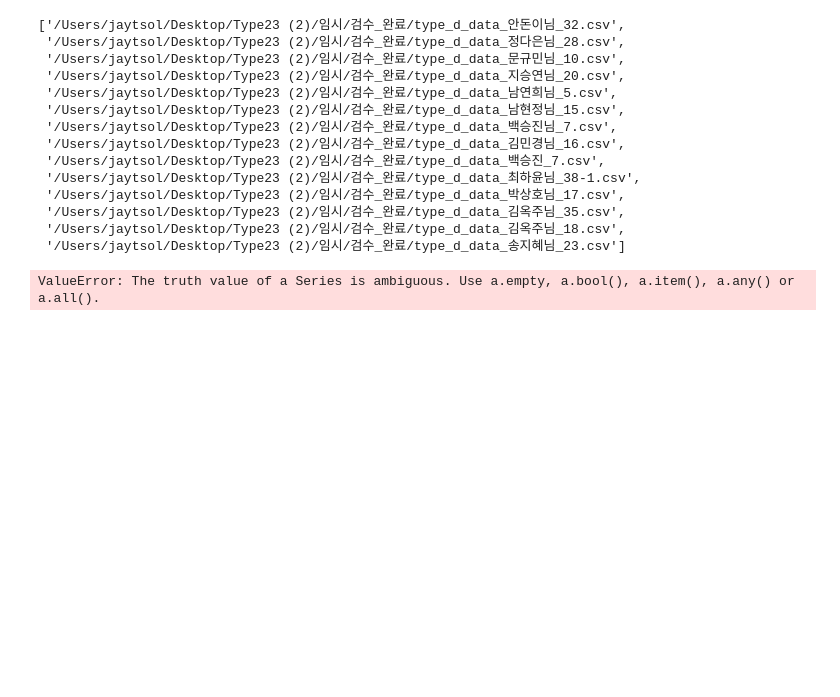
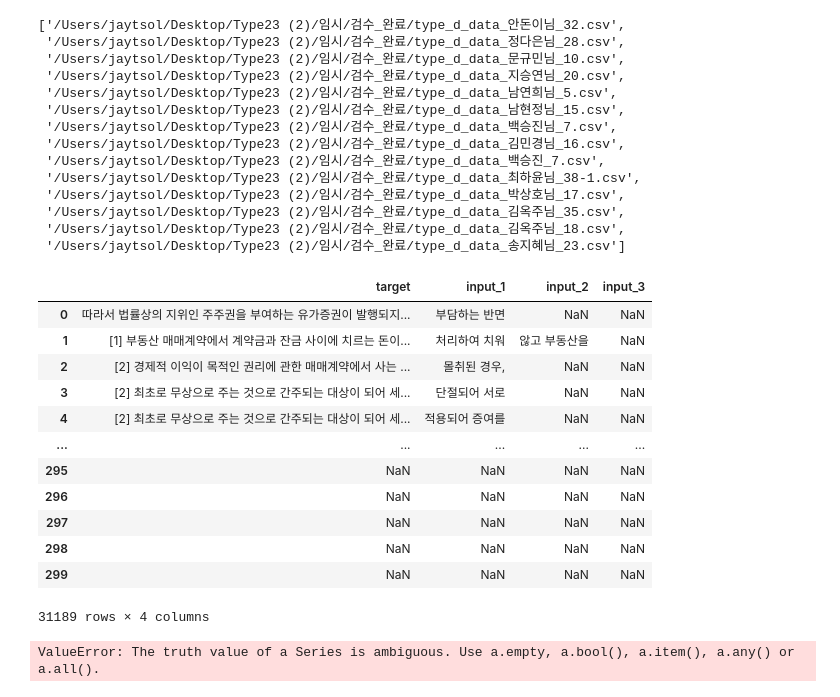
Before and after one commit to jaytsol/Data-Process, a Jupyter notebook: type23_concat-Copy1.ipynb, the cells around one changed output. Drawn from its saved outputs; the diff is of its cells as text; code cells hidden in the pictures; blank space fills up the shorter version.

```diff
--- a/type23_concat-Copy1.ipynb
+++ b/type23_concat-Copy1.ipynb
@@ -51,9 +45,9 @@ def concat_csvfile_1(csv_list):
-# %%
-def concat_csvfile(csv_list):
-    COLUMNS = ['input', 'type4', 'type5']
-    result = pd.concat([pd.read_csv(f) for f in csv_list])    # 라인넘버 기준 안합친파일 합치기
-
-    return result
+# %%
+def concat_csvfile(csv_list):
+    COLUMNS = ['target', 'input_1', 'input_2', 'input_3']
+    result = pd.concat([pd.read_csv(f) for f in csv_list])    # 라인넘버 기준 안합친파일 합치기
+
+    return result
 # %%
 file_list = get_filelist(input_repo)
 xlsx_list = get_xlsxlist(input_repo, file_list)
@@ -149,7 +192,23 @@ for i in tnrange(len(csv_list)):
 csv_without_None_filelist = get_filelist('/Users/jaytsol/Desktop/Type23 (2)/임시/데이터합쳐')
 csv_without_None_csvlist = get_csvlist('/Users/jaytsol/Desktop/Type23 (2)/임시/데이터합쳐', csv_without_None_filelist)
 # %%
-concat_result = pd.concat([pd.read_csv(f) for f in csv_without_None_csvlist])
+concat_result = concat_csvfile(csv_without_None_csvlist)
+# %%
+concat_result
+# %% [output]
+|  | target | input_1 | input_2 | input_3 |
+| 0 | 따라서 법률상의 지위인 주주권을 부여하는 유가증권이 발행되지... | 부담하는 반면 | NaN | NaN |
+| 1 | [1] 부동산 매매계약에서 계약금과 잔금 사이에 치르는 돈이... | 처리하여 치워 | 않고 부동산을 | NaN |
+| 2 | [2] 경제적 이익이 목적인 권리에 관한 매매계약에서 사는 ... | 몰취된 경우, | NaN | NaN |
+| 3 | [2] 최초로 무상으로 주는 것으로 간주되는 대상이 되어 세... | 단절되어 서로 | NaN | NaN |
+| 4 | [2] 최초로 무상으로 주는 것으로 간주되는 대상이 되어 세... | 적용되어 증여를 | NaN | NaN |
+| ... | ... | ... | ... | ... |
+| 295 | NaN | NaN | NaN | NaN |
+| 296 | NaN | NaN | NaN | NaN |
+| 297 | NaN | NaN | NaN | NaN |
+| 298 | NaN | NaN | NaN | NaN |
+| 299 | NaN | NaN | NaN | NaN |
+31189 rows × 4 columns
 # %%
 file_list = get_filelist(csv_input_repo)
 csv_list = get_csvlist(csv_input_repo, file_list)
```
Also changed, not shown: parts of 5 cells of this notebook, 3 other files.
